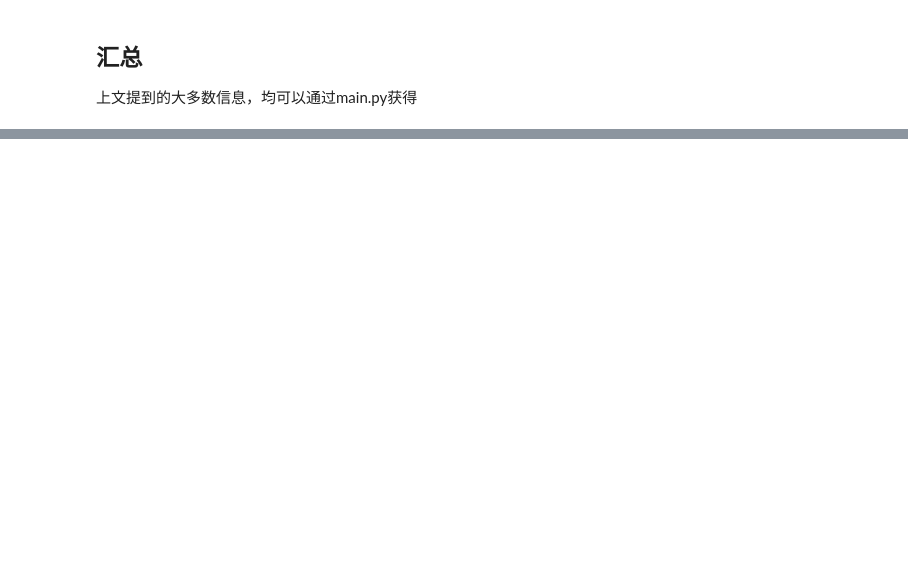
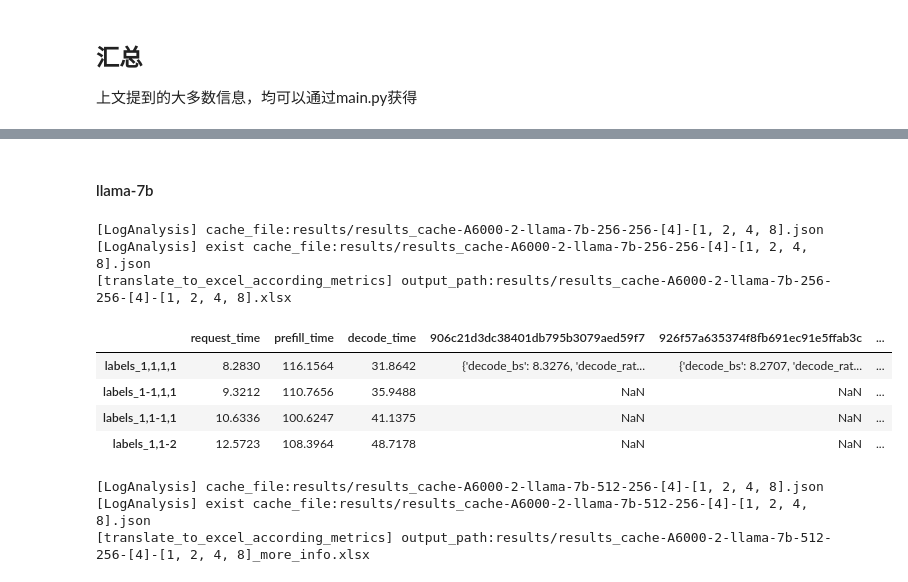
Before and after one commit to Lai-JX/Llumnix, a Jupyter notebook: benchmark_test/analysis/get_instance_info.ipynb, the cells around one changed output, grey strips where cells are left out. Saved outputs shown, nothing was run; the diff lists cells and outputs as text; code cells hidden in the pictures; blank space fills up the shorter version.

Commit message:
update analysis file, add dvfs class

```diff
--- a/benchmark_test/analysis/get_instance_info.ipynb
+++ b/benchmark_test/analysis/get_instance_info.ipynb
@@ -51,7 +51,7 @@ num_req = 2000
 qps=12
 json_file = f'/workspace/llm-serve/Llumnix/benchmark_test/logs/A6000-t2-multi-port-zmp-pdd-4/llama-7b/poisson/benchmark_4_tp1_{num_req}_qps_{qps}_latency_info.json'
 json_file = '/workspace/llm-serve/Llumnix/benchmark_test/logs/l40-pdd-hetero/llama-7b/poisson/benchmark_pdd_2000_qps_6_1,1_2_latency_info.json'
-json_file = '/workspace/llm-serve/Llumnix/benchmark_test/logs/A6000-2-formal2-pdd-hetero-concurrency-16/llama-7b/poisson/benchmark_pdd_2000_qps_6_1,1_2_latency_info.json'
+json_file = '/workspace/llm-serve/Llumnix/benchmark_test/logs/A6000-2-concurrency-4-128-256/llama-7b/poisson/benchmark_pdd_2000_qps_4_1,1_2_latency_info.json'
 with open(json_file, 'r') as f:
     data = json.load(f)
 assert len(data) == 1, "Expected data to contain only one entry"
@@ -67,5 +67,5 @@ for req_idx in range(num_req):
     rows.append(per_token_latency_breakdown_list[req_idx][tmp])
 df = pd.DataFrame(rows, index=data[0]['request_ids'])
 df.to_csv(json_file.replace('.json', f'_decode_{decode_no}.csv'), index=True)
-df.head(n=128)
+# df.head(n=128)
     # df.to_csv(os.path.join('/workspace/llm-serve/Llumnix/logs/l40-pdd--2/llama-2-7b/uniform/' + migrate_backend, f'request_{req_idx}_timestamps.csv'), index=True)
@@ -727,6 +709,7 @@ from main import LogAnalysis
 model = 'llama-13b' # 'llama-7b'
 analysis = LogAnalysis(model)
 analysis.get_all_msg()  # 首次需要
+analysis.get_all_msg_updata_instance_metric()
 # 结果保存在 analysis.results 中，[concurrency][qps][label]
 
 # data_to_show = {
@@ -741,7 +724,7 @@ def get_value(key, fix_fields, change_field_value):
     else:
         return str(change_field_value)
 fix_fields = {
-    'qps': str(1),
+    'qps': str(2),
     # 'labels': "1,1,1,1"
     'concurrency': 4 # [1,2,4,8,16]
 }
@@ -866,0 +769,72 @@ with pd.ExcelWriter(output_path) as writer:
+# %% [markdown]
+#### llama-7b
+# %%
+
+model = 'llama-7b' # 'llama-7b'
+instance_deploy_msg = [     # (prefill_tps, decode_tps)
+    ([1,1,1,1],[]),([1],[1,1,1]),([1,1,],[1,1]),([1,1],[2]),([1,1,1],[]),([1],[2])
+]
+analysis = LogAnalysis_new(model,[4],[1,2,4,8],instance_deploy_msg,'256-256')
+analysis.get_all_msg()  # 首次需要
+# analysis.get_all_msg_updata_instance_metric()
+metrics = [
+        ["request_time", "prefill_time", "decode_time",],
+        'prefill_bs',
+        'prefill_all_time_bs'
+]
+analysis.translate_to_excel_according_metrics(metrics)
+
+fix_fields = {
+    'qps': str(4),
+    # 'labels': "1,1,1,1"
+    'concurrency': 4 # [1,2,4,8,16]
+}
+change_field = {
+    'labels': ["1,1,1,1", "1-1,1,1", "1,1-1,1", "1,1-2"]
+}
+
+assert len(change_field) == 1
+
+data = []
+key = list(change_field.keys())[0]
+values = list(change_field.values())[0]
+for v in values:
+    concurrency = get_value('concurrency', fix_fields, v)
+    qps = get_value('qps', fix_fields, v)
+    label = get_value('labels', fix_fields, v)
+    data.append(analysis.results[concurrency][qps][label])
+# 显示所有列
+pd.set_option('display.max_columns', None)
+# 显示所有行
+pd.set_option('display.max_rows', None)
+# 设置每列宽度（可选）
+pd.set_option('display.max_colwidth', None)
+df = pd.DataFrame(data, index=[f'{key}_{v}' for v in values])
+df
+# %% [output]
+[LogAnalysis] cache_file:results/results_cache-A6000-2-llama-7b-256-256-[4]-[1, 2, 4, 8].json
+[LogAnalysis] exist cache_file:results/results_cache-A6000-2-llama-7b-256-256-[4]-[1, 2, 4, 8].json
+[translate_to_excel_according_metrics] output_path:results/results_cache-A6000-2-llama-7b-256-256-[4]-[1, 2, 4, 8].xlsx
+|  | request_time | prefill_time | decode_time | 906c21d3dc38401db795b3079aed59f7 | 926f57a635374f8fb691ec91e5ffab3c | ... |
+| labels_1,1,1,1 | 8.2830 | 116.1564 | 31.8642 | {'decode_bs': 8.3276, 'decode_rat... | {'decode_bs': 8.2707, 'decode_rat... | ... |
+| labels_1-1,1,1 | 9.3212 | 110.7656 | 35.9488 | NaN | NaN | ... |
+| labels_1,1-1,1 | 10.6336 | 100.6247 | 41.1375 | NaN | NaN | ... |
+| labels_1,1-2 | 12.5723 | 108.3964 | 48.7178 | NaN | NaN | ... |
+# %%
+
+model = 'llama-7b' # 'llama-7b'
+instance_deploy_msg = [     # (prefill_tps, decode_tps)
+    ([1,1,1,1],[]),([1],[1,1,1]),([1,1,],[1,1]),([1,1],[2]),([1,1,1],[]),([1],[2])
+]
+analysis = LogAnalysis_new(model,[4],[1,2,4,8],instance_deploy_msg,'512-256')
+analysis.get_all_msg()  # 首次需要
+metrics = [
+        ["prefill_step_time", "decode_step_time", 'avg_migration_time','avg_migrate_waiting_time'],
+        ["mofc", "decode_bs", "decode_ratio", "sum_migration_aborted_dst_count"],
+        ["mofc", "prefill-mofc", "decode-mofc",]
+]
+analysis.translate_to_excel_according_metrics(metrics, suffix="more_info")
+# %% [output]
+[LogAnalysis] cache_file:results/results_cache-A6000-2-llama-7b-512-256-[4]-[1, 2, 4, 8].json
+[LogAnalysis] exist cache_file:results/results_cache-A6000-2-llama-7b-512-256-[4]-[1, 2, 4, 8].json
+[translate_to_excel_according_metrics] output_path:results/results_cache-A6000-2-llama-7b-512-256-[4]-[1, 2, 4, 8]_more_info.xlsx
```
Also changed, not shown: parts of 14 cells of this notebook, 11 other files.
